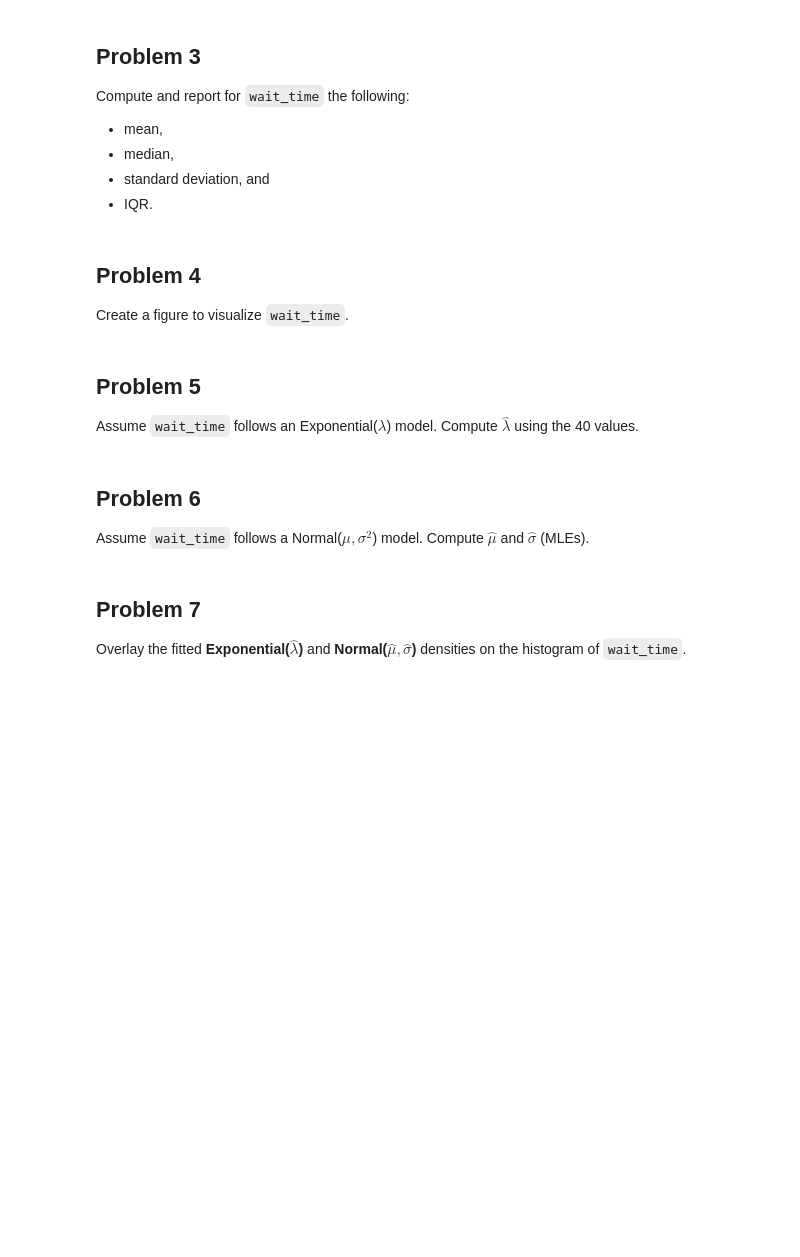
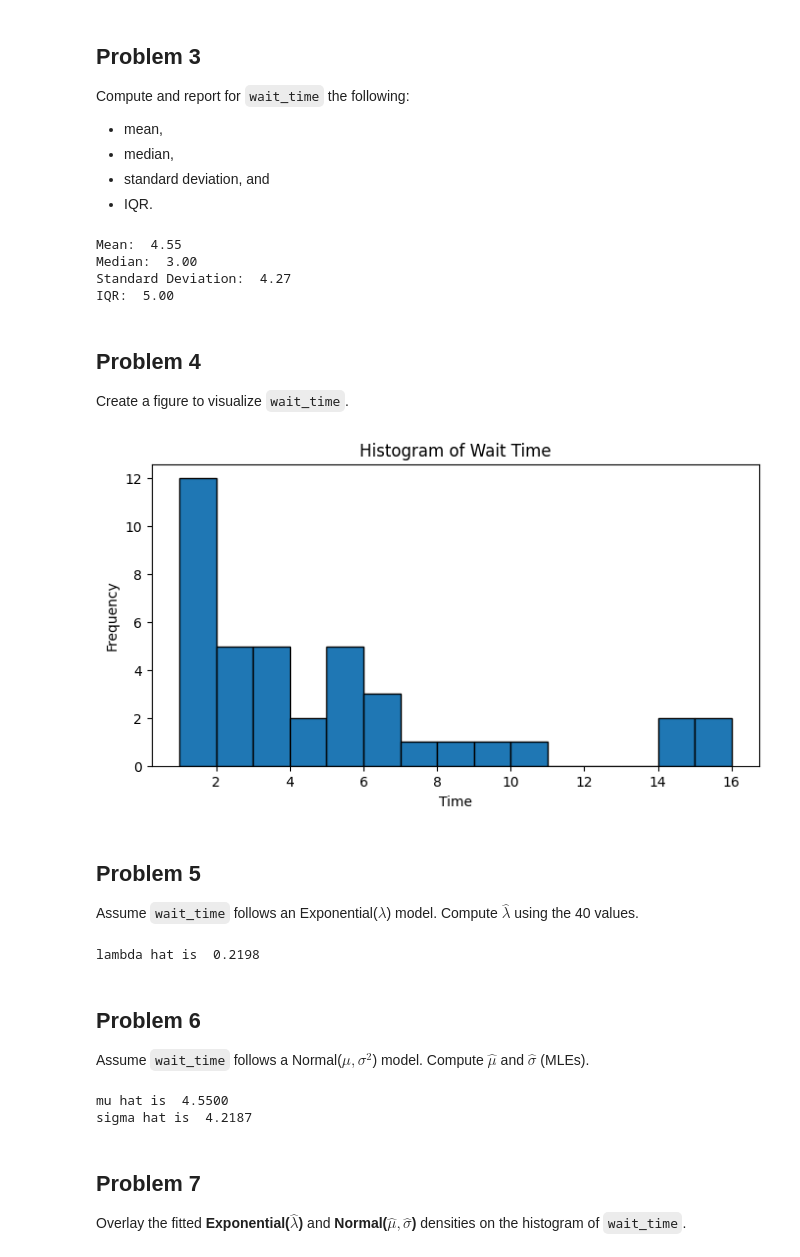
Before and after one commit to ojware5/stat-220-pt-2, a Jupyter notebook: Stat220_midterm_exam_F_2025.ipynb, the cells around one changed output. Saved outputs shown, nothing was run; the diff lists cells and outputs as text; code cells hidden in the pictures; blank space fills up the shorter version.

```diff
--- a/Stat220_midterm_exam_F_2025.ipynb
+++ b/Stat220_midterm_exam_F_2025.ipynb
@@ -53,18 +93,61 @@ Compute and report for `wait_time` the following:
 - median,
 - standard deviation, and
 - IQR.
+# %%
+mean = df.wait_time.mean()
+median = df.wait_time.median()
+std = df.wait_time.std()
+iqr = df.wait_time.quantile(0.75) - df.wait_time.quantile(0.25)
+print(f'Mean: {mean: .2f}')
+print(f'Median: {median: .2f}')
+print(f'Standard Deviation: {std: .2f}')
+print(f'IQR: {iqr: .2f}')
+# %% [output]
+Mean:  4.55
+Median:  3.00
+Standard Deviation:  4.27
+IQR:  5.00
 # %% [markdown]
 
 ## Problem 4
 Create a figure to visualize `wait_time`.
+# %%
+channing = df.wait_time
+channing.shape
+plt.figure(figsize=(8, 4))
+plt.hist(channing, bins=15, edgecolor='black')
+plt.title(f'Histogram of Wait Time')
+plt.xlabel("Time")
+plt.ylabel('Frequency')
+plt.show()
+# %% [output]
+[figure, added]
 # %% [markdown]
 
 ## Problem 5
 Assume `wait_time` follows an Exponential($\lambda$) model. Compute $\hat\lambda$ using the 40 values.
+# %%
+#lambda = 1/mean = n/summation(X)
+n = 40
+x = df.wait_time.sum()
+lambda_hat = n/x
+print(f'lambda hat is {lambda_hat: .4f}')
+# %% [output]
+lambda hat is  0.2198
 # %% [markdown]
 
 ## Problem 6
 Assume `wait_time` follows a Normal($\mu,\sigma^2$) model. Compute $\hat\mu$ and $\hat\sigma$ (MLEs).
+# %%
+#mu = mean
+#sigma  = square(1/n * Summation(x - mean)^2)
+mu_mle = np.sum(channing)/len(channing)
+sigma_mle = np.sqrt(np.sum((channing-mu_mle)**2)/len(channing))
+print(f'mu hat is {mu_mle: .4f}')
+print(f'sigma hat is {sigma_mle: .4f}')
+# %% [output]
+mu hat is  4.5500
+sigma hat is  4.2187
 # %% [markdown]
 
 ## Problem 7
```
Also changed, not shown: parts of 18 cells of this notebook.
